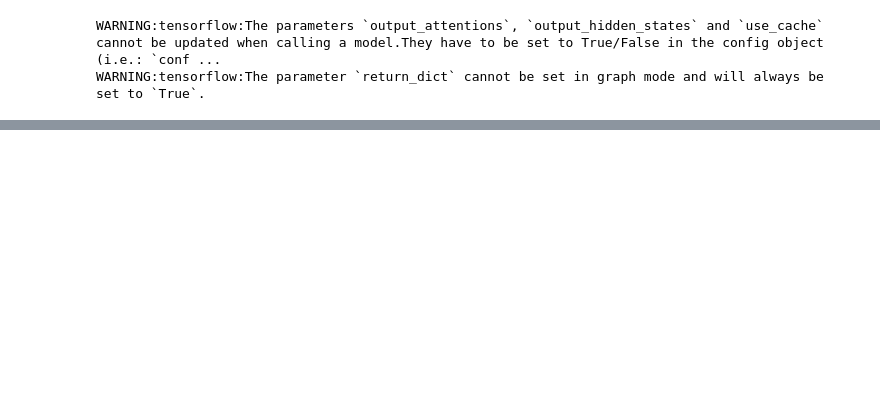
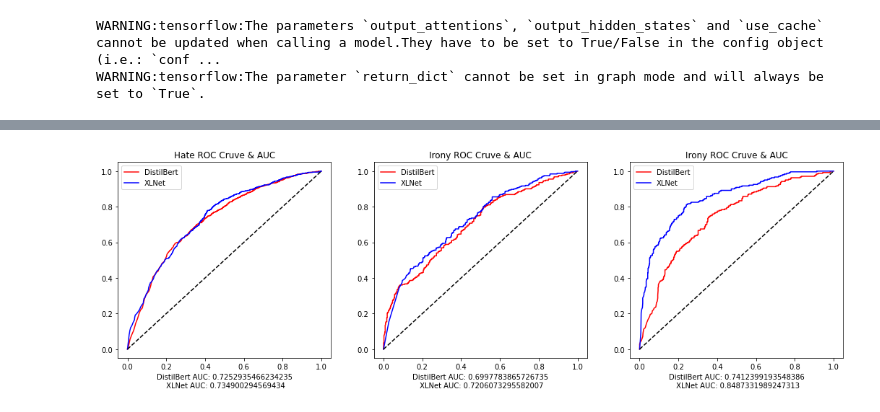
Before and after one commit to gibsonx/CE888, a Jupyter notebook: Assignment/Assignment_2.ipynb, the cells around one changed output, grey strips where cells are left out. Saved outputs shown, nothing was run; the diff lists cells and outputs as text; code cells hidden in the pictures; blank space fills up the shorter version.

```diff
--- a/Assignment/Assignment_2.ipynb
+++ b/Assignment/Assignment_2.ipynb
@@ -354,0 +451,48 @@ F1_score of offensive dataset with DistilBert is: 60.2%
+# %%
+def auc_plot_metrics(hate_pred_dl,hate_pred_xl,hate_true_labels,irony_pred_dl,irony_pred_xl,irony_true_labels,offensive_pred_dl,offensive_pred_xl,offensive_true_labels):
+    """Plots a ROC curve with the accuracy and the AUC"""
+    fpr, tpr, thresholds = roc_curve(hate_true_labels, hate_pred_dl)
+    fpr2, tpr2, thresholds2 = roc_curve(hate_true_labels, hate_pred_xl)
+    auc_dl_hate = roc_auc_score(hate_true_labels, hate_pred_dl)
+    auc_xl_hate = roc_auc_score(hate_true_labels, hate_pred_xl)
+
+    fpr3, tpr3, thresholds3 = roc_curve(irony_true_labels, irony_pred_dl)
+    fpr4, tpr4, thresholds4 = roc_curve(irony_true_labels, irony_pred_xl)
+    auc_dl_irony = roc_auc_score(irony_true_labels, irony_pred_dl)
+    auc_xl_irony = roc_auc_score(irony_true_labels, irony_pred_xl)
+
+    fpr5, tpr5, thresholds5 = roc_curve(offensive_true_labels, offensive_pred_dl)
+    fpr6, tpr6, thresholds6 = roc_curve(offensive_true_labels, offensive_pred_xl)
+    auc_dl_offensive = roc_auc_score(offensive_true_labels, offensive_pred_dl)
+    auc_xl_offensive = roc_auc_score(offensive_true_labels, offensive_pred_xl)
+
+    fig, ax = plt.subplots(1,3)
+    fig.set_figheight(5)
+    fig.set_figwidth(18)
+
+    ax[0].plot(fpr, tpr, color='red',label='DistilBert')
+    ax[0].plot(fpr2, tpr2, color='blue',label='XLNet')
+    ax[0].legend()
+    ax[0].plot([0,1], [0,1], color='black', linestyle='--')
+    ax[0].set_title(f"Hate ROC Cruve & AUC");
+    ax[0].set_xlabel(f"DistilBert AUC: {auc_dl_hate}\n XLNet AUC: {auc_xl_hate}")
+
+    ax[1].plot(fpr3, tpr3, color='red',label='DistilBert')
+    ax[1].plot(fpr4, tpr4, color='blue',label='XLNet')
+    ax[1].legend()
+    ax[1].plot([0,1], [0,1], color='black', linestyle='--')
+    ax[1].set_title(f"Irony ROC Cruve & AUC");
+    ax[1].set_xlabel(f"DistilBert AUC: {auc_dl_irony}\n XLNet AUC: {auc_xl_irony}")
+
+    ax[2].plot(fpr5, tpr5, color='red',label='DistilBert')
+    ax[2].plot(fpr6, tpr6, color='blue',label='XLNet')
+    ax[2].legend()
+    ax[2].plot([0,1], [0,1], color='black', linestyle='--')
+    ax[2].set_title(f"Irony ROC Cruve & AUC");
+    ax[2].set_xlabel(f"DistilBert AUC: {auc_dl_offensive}\n XLNet AUC: {auc_xl_offensive}")
+
+auc_plot_metrics(preds_dl_hate, preds_xl_hate, hate_dict_test.label,
+         preds_dl_irony, preds_xl_irony, irony_dict_test.label,
+         preds_dl_offensive, preds_xl_offensive, offensive_dict_test.label)
+# %% [output]
+[figure, added]
```
Also changed, not shown: parts of 24 cells of this notebook.
